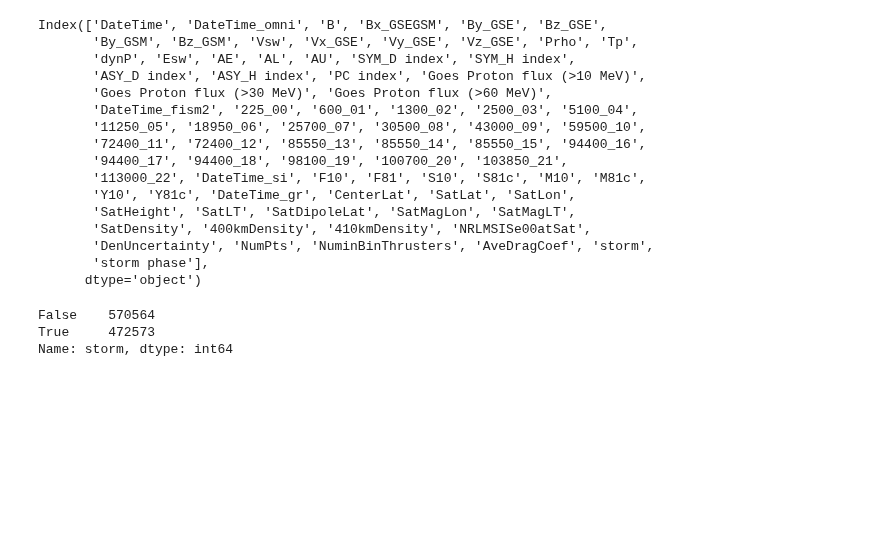
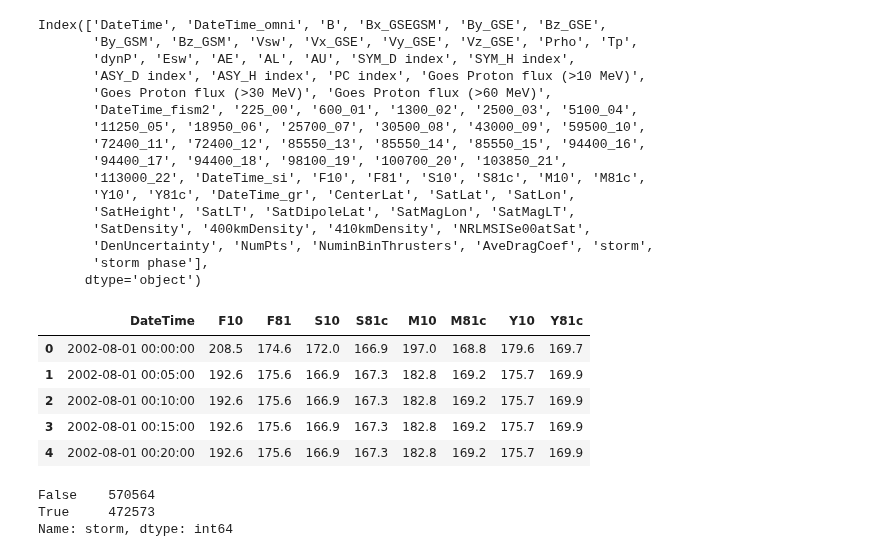
Before and after one commit to kylermurphy/SatDrag, a Jupyter notebook: Notebooks/Coor_database.ipynb, the cells around one changed output. Drawn from its saved outputs; the diff is of its cells as text; code cells hidden in the pictures; blank space fills up the shorter version.

```diff
--- a/Notebooks/Coor_database.ipynb
+++ b/Notebooks/Coor_database.ipynb
@@ -49,6 +49,16 @@ Index(['DateTime', 'DateTime_omni', 'B', 'Bx_GSEGSM', 'By_GSE', 'Bz_GSE',
        'DenUncertainty', 'NumPts', 'NuminBinThrusters', 'AveDragCoef', 'storm',
        'storm phase'],
       dtype='object')
+# %%
+df[['DateTime', 'F10', 'F81', 'S10', 'S81c', 'M10', 'M81c',
+       'Y10', 'Y81c']].head()
+# %% [output]
+|  | DateTime | F10 | F81 | S10 | S81c | M10 | M81c | Y10 | Y81c |
+| 0 | 2002-08-01 00:00:00 | 208.5 | 174.6 | 172.0 | 166.9 | 197.0 | 168.8 | 179.6 | 169.7 |
+| 1 | 2002-08-01 00:05:00 | 192.6 | 175.6 | 166.9 | 167.3 | 182.8 | 169.2 | 175.7 | 169.9 |
+| 2 | 2002-08-01 00:10:00 | 192.6 | 175.6 | 166.9 | 167.3 | 182.8 | 169.2 | 175.7 | 169.9 |
+| 3 | 2002-08-01 00:15:00 | 192.6 | 175.6 | 166.9 | 167.3 | 182.8 | 169.2 | 175.7 | 169.9 |
+| 4 | 2002-08-01 00:20:00 | 192.6 | 175.6 | 166.9 | 167.3 | 182.8 | 169.2 | 175.7 | 169.9 |
 # %%
 # storm/quiet data
 st_t = (df['storm']>0.95) & (df['storm']<1.05) # storm times
```
Also changed, not shown: parts of 1 cell of this notebook, 2 other files.
